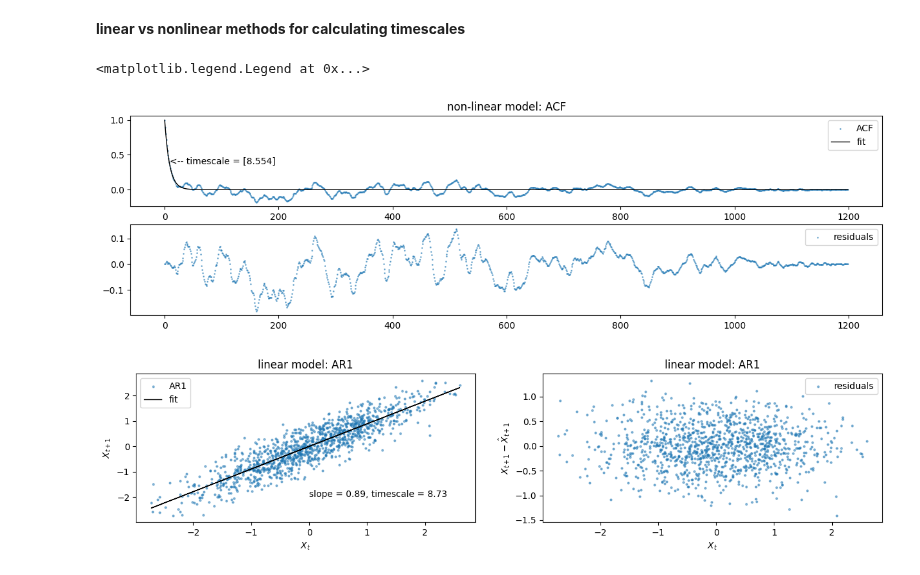
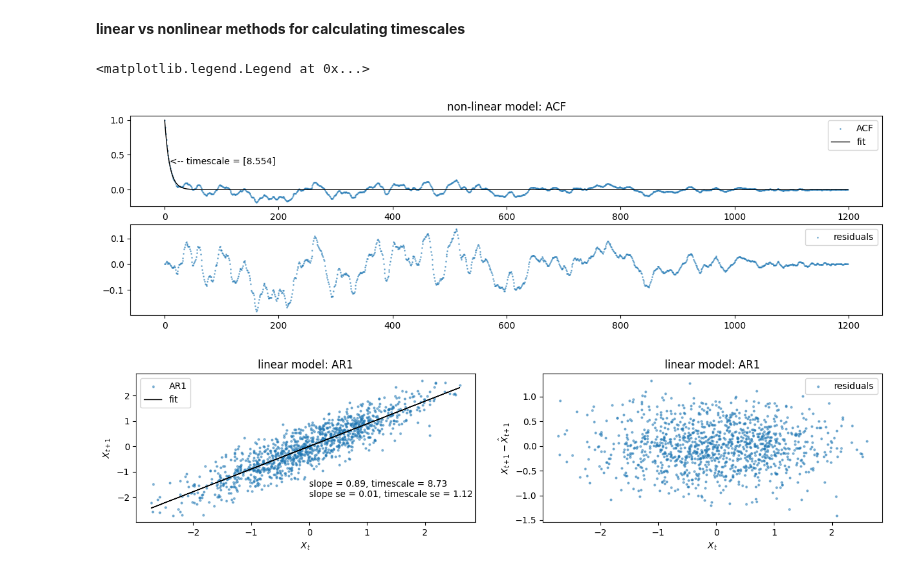
Before and after one commit to griegner/fmri-timescales, a Jupyter notebook: examples/00-simulation-example.ipynb, the cells around one changed output. Drawn from its saved outputs; the diff is of its cells as text; code cells hidden in the pictures.

Commit message:
add delta method

```diff
--- a/examples/00-simulation-example.ipynb
+++ b/examples/00-simulation-example.ipynb
@@ -125,37 +125,42 @@ X_t = X[region, :-1]
 X_t1 = X[region, 1:]
 lm = linregress(X_t, X_t1)
 lm_timescale = -1 / np.log(lm.slope)
+# delta method for standard error of timescale
+timescale_stderr = (1 / (lm.slope * np.log(lm.slope) ** 2)) * lm.stderr
 lm_residuals = X_t1 - (lm.intercept + lm.slope * X_t)
 
 # plot non-linear model
 fig, ax = plt.subplots(2, 1, figsize=(15, 4))
 ax[0].set_title("non-linear model: ACF")
 
 ax[0].scatter(x, acf, s=1, alpha=0.5, label="ACF")
 ax[0].plot(x, acf_fit, c="k", lw=1, label="fit")
 ax[0].annotate(f"<-- timescale = {nlm_timescale}", (nlm_timescale, 1 / np.e))
 ax[0].legend()
 
 ax[1].scatter(x, nlm_residuals, s=1, alpha=0.5, label="residuals")
 ax[1].legend()
 
 # plot linear model
 fig, ax = plt.subplots(1, 2, figsize=(15, 3))
 ax[0].set_title("linear model: AR1")
 ax[1].set_title("linear model: AR1")
 
 ax[0].scatter(X_t, X_t1, s=4, alpha=0.5, label="AR1")
 ax[0].plot(X_t, lm.intercept + lm.slope * X_t, c="k", lw=1, label="fit")
-ax[0].annotate(f"slope = {lm.slope:.2f}, timescale = {lm_timescale:.2f}", (0, -2))
+ax[0].annotate(
+    f"slope = {lm.slope:.2f}, timescale = {lm_timescale:.2f}\nslope se = {lm.stderr:.2f}, timescale se = {timescale_stderr:.2f}",
+    (0, -2),
+)
 ax[0].set_xlabel(r"$X_t$")
 ax[0].set_ylabel(r"$X_{t+1}$")
 ax[0].legend()
 
 ax[1].scatter(X_t, lm_residuals, s=4, alpha=0.5, label="residuals")
 ax[1].set_xlabel(r"$X_t$")
 ax[1].set_ylabel(r"$X_{t+1} - \hat{X}_{t+1}$")
 ax[1].legend()
 # %% [output]
 <matplotlib.legend.Legend at 0x...>
 [figure]
-[figure, old version]
+[figure, new version]
```
